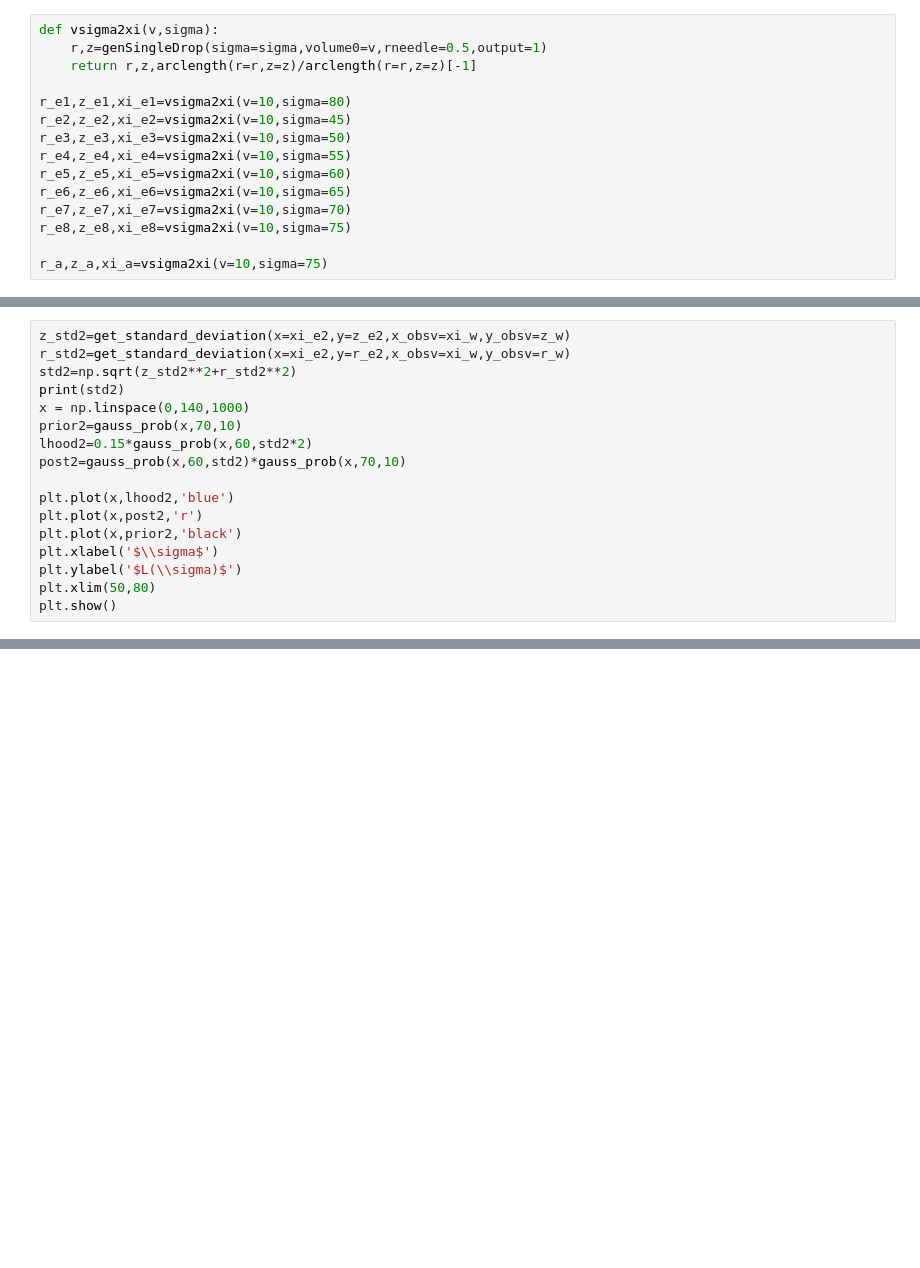
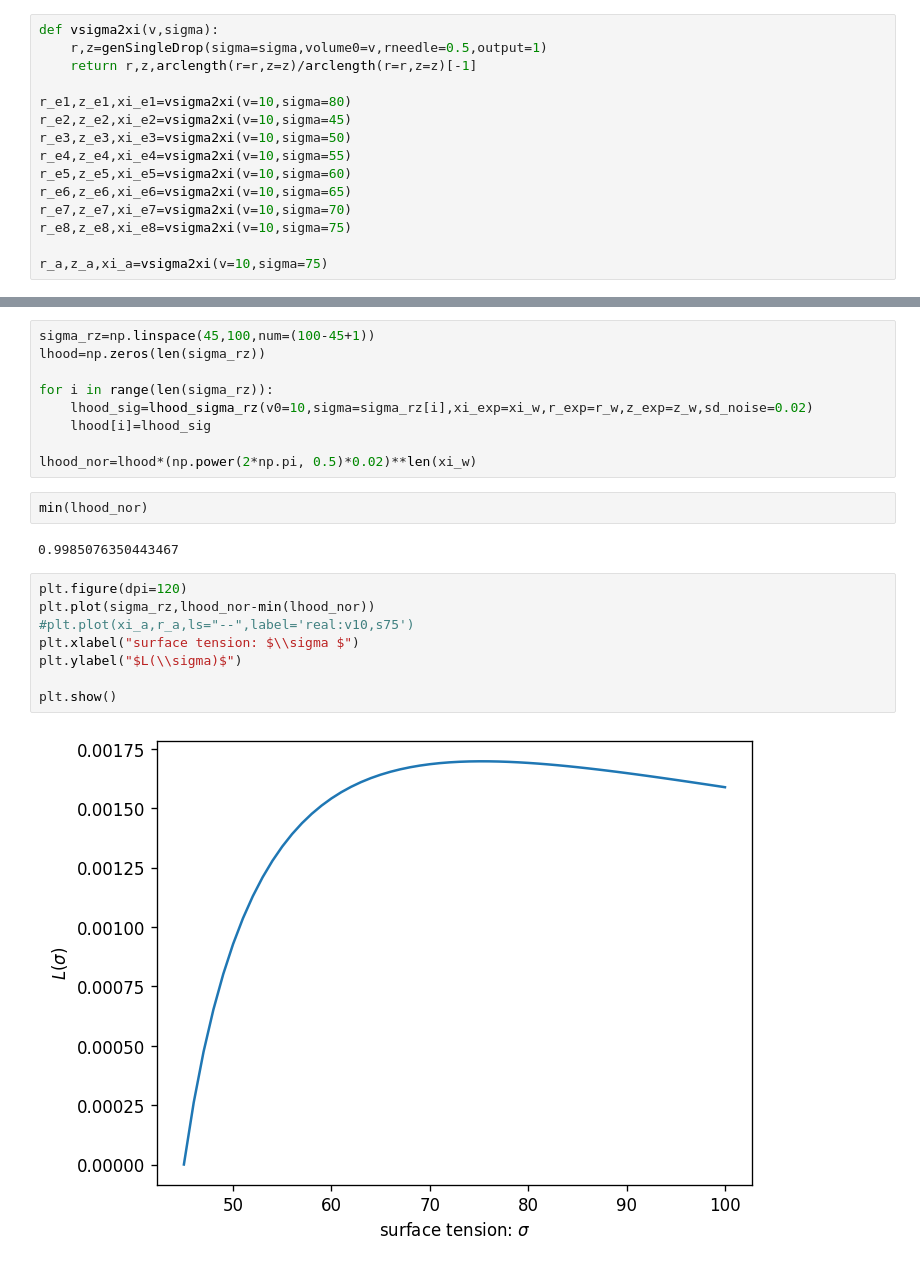
Before and after one commit to Lomolanisgo/Bayesian_PendantDrop_Tensiometry, a Jupyter notebook: pendantdrop_BI copy.ipynb, the cells around one changed output, grey strips where cells are left out. Cells and saved outputs as stored; diff of their text form; blank space fills up the shorter version.

```diff
--- a/pendantdrop_BI copy.ipynb
+++ b/pendantdrop_BI copy.ipynb
@@ -235,17 +208,0 @@ plt.show()
-# %%
-z_std2=get_standard_deviation(x=xi_e2,y=z_e2,x_obsv=xi_w,y_obsv=z_w)
-r_std2=get_standard_deviation(x=xi_e2,y=r_e2,x_obsv=xi_w,y_obsv=r_w)
-std2=np.sqrt(z_std2**2+r_std2**2)
-print(std2)
-x = np.linspace(0,140,1000)
-prior2=gauss_prob(x,70,10)
-lhood2=0.15*gauss_prob(x,60,std2*2)
-post2=gauss_prob(x,60,std2)*gauss_prob(x,70,10)
-
-plt.plot(x,lhood2,'blue')
-plt.plot(x,post2,'r')
-plt.plot(x,prior2,'black')
-plt.xlabel('$\\sigma$')
-plt.ylabel('$L(\\sigma)$')
-plt.xlim(50,80)
-plt.show()
@@ -298,0 +271,23 @@ plt.show()
+# %%
+sigma_rz=np.linspace(45,100,num=(100-45+1))
+lhood=np.zeros(len(sigma_rz))
+
+for i in range(len(sigma_rz)):
+    lhood_sig=lhood_sigma_rz(v0=10,sigma=sigma_rz[i],xi_exp=xi_w,r_exp=r_w,z_exp=z_w,sd_noise=0.02)
+    lhood[i]=lhood_sig
+
+lhood_nor=lhood*(np.power(2*np.pi, 0.5)*0.02)**len(xi_w)
+# %%
+min(lhood_nor)
+# %% [output]
+0.9985076350443467
+# %%
+plt.figure(dpi=120)
+plt.plot(sigma_rz,lhood_nor-min(lhood_nor))
+#plt.plot(xi_a,r_a,ls="--",label='real:v10,s75')
+plt.xlabel("surface tension: $\\sigma $")
+plt.ylabel("$L(\\sigma)$")
+
+plt.show()
+# %% [output]
+[figure, added]
```
Also changed, not shown: parts of 28 cells of this notebook.
